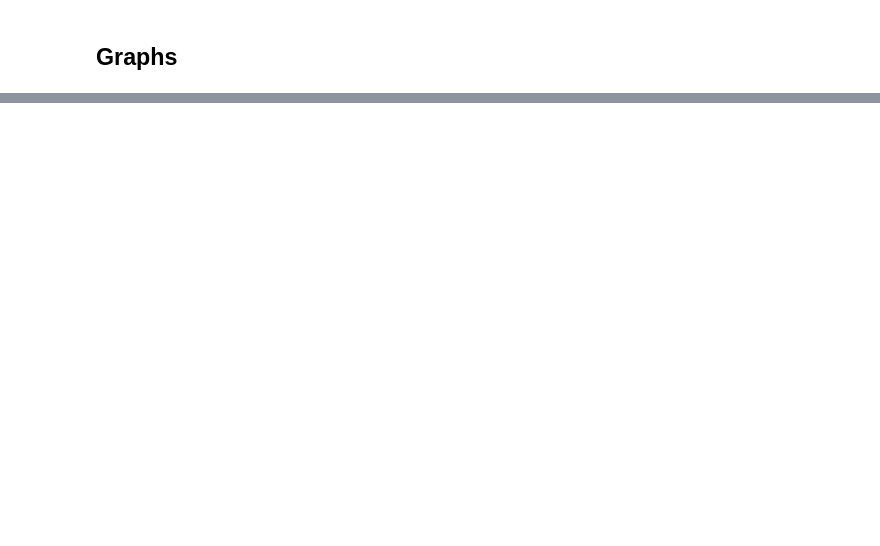
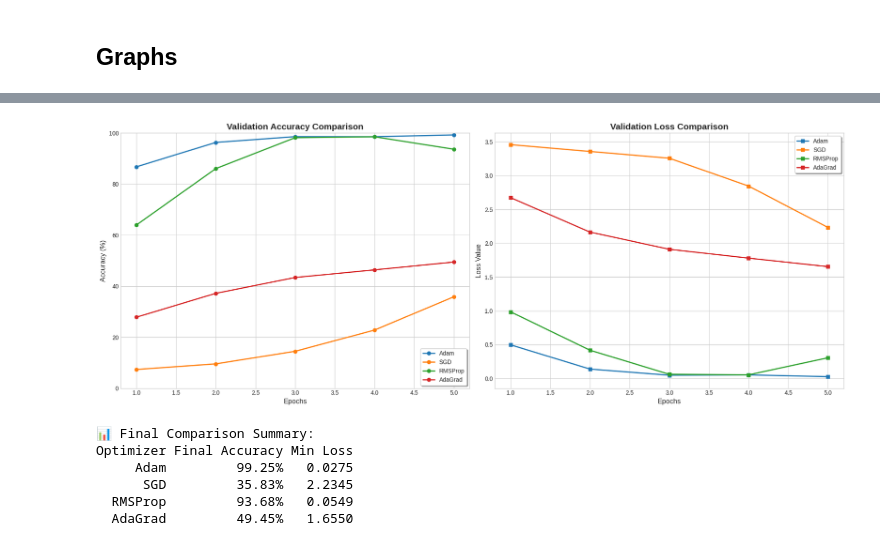
Before and after one commit to Mohamed-Elkady-05/AutoVision-Perception, a Jupyter notebook: phase2_cnn_train.ipynb, the cells around one changed output, grey strips where cells are left out. Cells and saved outputs as stored; diff of their text form; code cells hidden in the pictures; blank space fills up the shorter version.

Commit message:
Finish Comparisons of Optimizers !

```diff
--- a/phase2_cnn_train.ipynb
+++ b/phase2_cnn_train.ipynb
@@ -376,0 +390,20 @@ plt.show()
+# %%
+res = {}
+criterion = nn.CrossEntropyLoss()
+
+for opt in optimzers:
+    print(f"\n>>> Starting Experiment: {opt['label']}")
+    model = TrafficSignCNN(num_classes=43)
+    trainer = TrainerOpt(model, optimizer=opt['type'], lr=opt['lr'], scheduler_name='plateau')
+
+    history = {'val_loss': [], 'val_acc': [] , 'train_loss':[]}
+    for epoch in range(epc):
+        train_loss = trainer.train_epoch(train_loader, criterion)
+        val_loss, val_acc = trainer.evaluate(val_loader, criterion)
+
+        history['val_loss'].append(val_loss)
+        history['val_acc'].append(val_acc)
+        history['train_loss'].append(train_loss)
+        print(f"Epoch {epoch+1} | Val Acc: {val_acc:.2f}% | Val Loss: {val_loss:.4f} | Train Loss: {train_loss:.4f}")
+
+    res[opt['label']] = history
@@ -376,0 +428,46 @@ plt.show()
+# %%
+plt.style.use('seaborn-v0_8-whitegrid')
+fig, (ax1, ax2) = plt.subplots(1, 2, figsize=(18, 7))
+
+colors = ['#1f77b4', '#ff7f0e', '#2ca02c', '#d62728']
+
+for i, (label, data) in enumerate(res.items()):
+    epochs_range = range(1, len(data['val_acc']) + 1)
+
+    ax1.plot(epochs_range, data['val_acc'], label=label, marker='o', color=colors[i], linewidth=2)
+
+    ax2.plot(epochs_range, data['val_loss'], label=label, marker='s', color=colors[i], linewidth=2)
+
+ax1.set_title('Validation Accuracy Comparison', fontsize=15, fontweight='bold')
+ax1.set_xlabel('Epochs', fontsize=12)
+ax1.set_ylabel('Accuracy (%)', fontsize=12)
+ax1.legend(frameon=True, shadow=True)
+ax1.set_ylim(0, 100)
+
+ax2.set_title('Validation Loss Comparison', fontsize=15, fontweight='bold')
+ax2.set_xlabel('Epochs', fontsize=12)
+ax2.set_ylabel('Loss Value', fontsize=12)
+ax2.legend(frameon=True, shadow=True)
+
+plt.tight_layout()
+plt.show()
+
+final_results = []
+for label, data in res.items():
+    final_results.append({
+        'Optimizer': label,
+        'Final Accuracy': f"{data['val_acc'][-1]:.2f}%",
+        'Min Loss': f"{min(data['val_loss']):.4f}"
+    })
+
+df_results = pd.DataFrame(final_results)
+print("\n📊 Final Comparison Summary:")
+print(df_results.to_string(index=False))
+# %% [output]
+[figure, added]
+📊 Final Comparison Summary:
+Optimizer Final Accuracy Min Loss
+     Adam         99.25%   0.0275
+      SGD         35.83%   2.2345
+  RMSProp         93.68%   0.0549
+  AdaGrad         49.45%   1.6550
```
Also changed, not shown: parts of 9 cells of this notebook, 1 other file.
